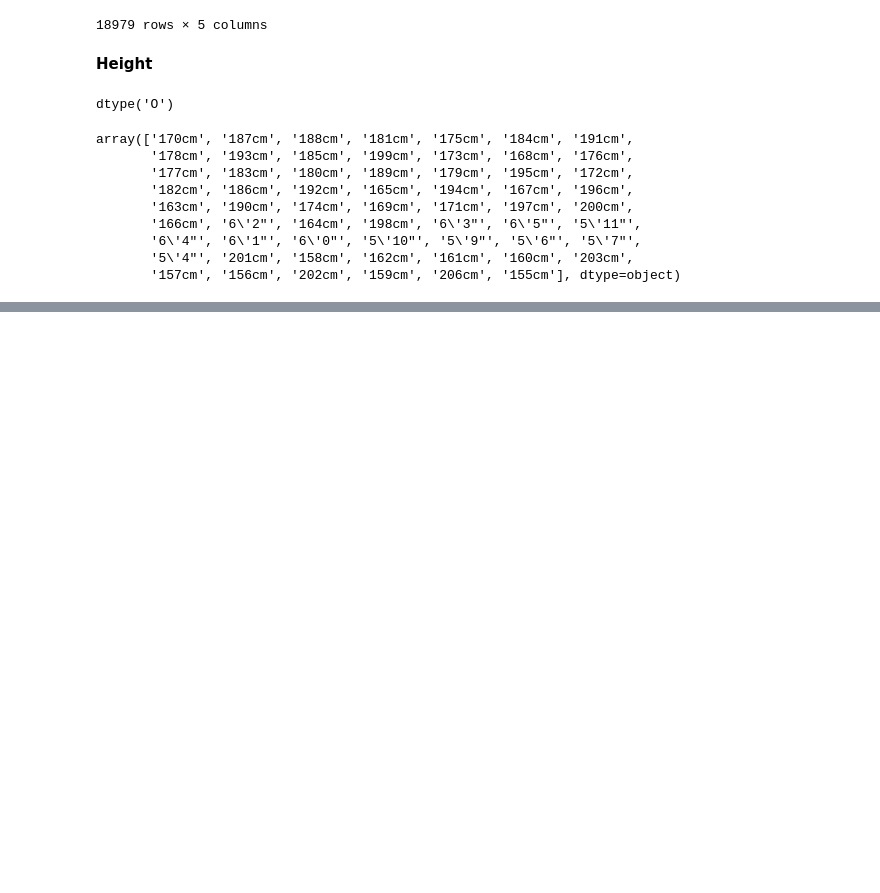
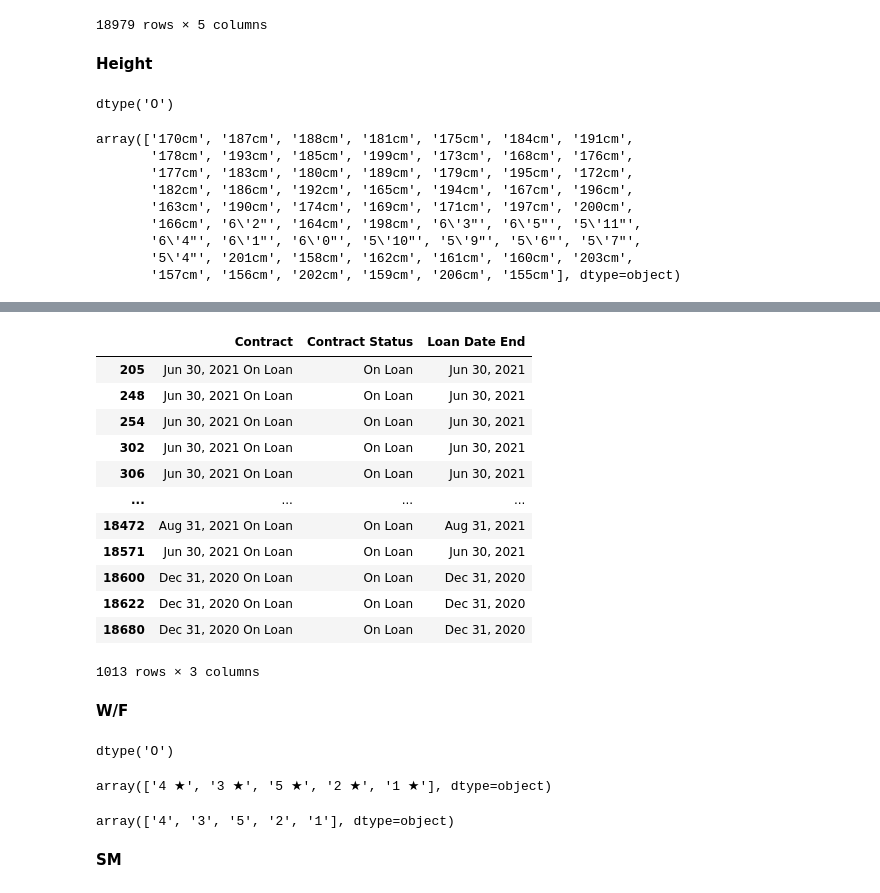
Before and after one commit to loreeugene/data-personal-projects, a Jupyter notebook: fifa-21-data-cleaning/fifa-21-data-cleaning.ipynb, the cells around one changed output, grey strips where cells are left out. Cells and saved outputs as stored; diff of their text form; code cells hidden in the pictures; blank space fills up the shorter version.

```diff
--- a/fifa-21-data-cleaning/fifa-21-data-cleaning.ipynb
+++ b/fifa-21-data-cleaning/fifa-21-data-cleaning.ipynb
@@ -230,3 +230,16 @@ array(['170cm', '187cm', '188cm', '181cm', '175cm', '184cm', '191cm',
        '6\'4"', '6\'1"', '6\'0"', '5\'10"', '5\'9"', '5\'6"', '5\'7"',
        '5\'4"', '201cm', '158cm', '162cm', '161cm', '160cm', '203cm',
        '157cm', '156cm', '202cm', '159cm', '206cm', '155cm'], dtype=object)
+# %%
+# Functin for converting the height
+def convert_height(height):
+    if 'cm' in height:
+        return int(height.strip('cm'))
+    else:
+        feet, inches = height.split("'")
+        total_inches = int(feet)*12 + int(inches.strip('"'))
+        return round(total_inches * 2.54)
+
+# Apply function to the height column
+fifa['Height'] = fifa['Height'].apply(convert_height)
+fifa['Height'].unique()
@@ -232,0 +251,3 @@ array(['170cm', '187cm', '188cm', '181cm', '175cm', '184cm', '191cm',
+# %%
+fifa = fifa.rename(columns={'Height': 'Height(cm)'})
+fifa.columns
@@ -232,0 +291,12 @@ array(['170cm', '187cm', '188cm', '181cm', '175cm', '184cm', '191cm',
+# %%
+# Functin for converting the height
+def convert_weight(weight):
+    if 'kg' in weight:
+        return int(weight.strip('kg'))
+    else:
+        pounds = int(weight.strip('lbs'))
+        return round(pounds/2.205)
+
+# Apply function to the weight column
+fifa['Weight'] = fifa['Weight'].apply(convert_weight)
+fifa['Weight'].unique()
@@ -232,0 +309,3 @@ array(['170cm', '187cm', '188cm', '181cm', '175cm', '184cm', '191cm',
+# %%
+fifa = fifa.rename(columns={'Weight': 'Weight(kg)'})
+fifa.columns
@@ -232,0 +345,34 @@ array(['170cm', '187cm', '188cm', '181cm', '175cm', '184cm', '191cm',
+# %%
+on_loan = fifa[fifa['Contract Status'] == 'On Loan']
+on_loan[['Contract', 'Contract Status', 'Loan Date End']]
+# %% [output]
+|  | Contract | Contract Status | Loan Date End |
+| 205 | Jun 30, 2021 On Loan | On Loan | Jun 30, 2021 |
+| 248 | Jun 30, 2021 On Loan | On Loan | Jun 30, 2021 |
+| 254 | Jun 30, 2021 On Loan | On Loan | Jun 30, 2021 |
+| 302 | Jun 30, 2021 On Loan | On Loan | Jun 30, 2021 |
+| 306 | Jun 30, 2021 On Loan | On Loan | Jun 30, 2021 |
+| ... | ... | ... | ... |
+| 18472 | Aug 31, 2021 On Loan | On Loan | Aug 31, 2021 |
+| 18571 | Jun 30, 2021 On Loan | On Loan | Jun 30, 2021 |
+| 18600 | Dec 31, 2020 On Loan | On Loan | Dec 31, 2020 |
+| 18622 | Dec 31, 2020 On Loan | On Loan | Dec 31, 2020 |
+| 18680 | Dec 31, 2020 On Loan | On Loan | Dec 31, 2020 |
+1013 rows × 3 columns
+# %% [markdown]
+**W/F**
+# %%
+fifa['W/F'].dtype
+# %% [output]
+dtype('O')
+# %%
+fifa['W/F'].unique()
+# %% [output]
+array(['4 ★', '3 ★', '5 ★', '2 ★', '1 ★'], dtype=object)
+# %%
+fifa['W/F'] = fifa['W/F'].str.replace(' ★', '')
+fifa['W/F'].unique()
+# %% [output]
+array(['4', '3', '5', '2', '1'], dtype=object)
+# %% [markdown]
+**SM**
```
Also changed, not shown: parts of 32 cells of this notebook.
